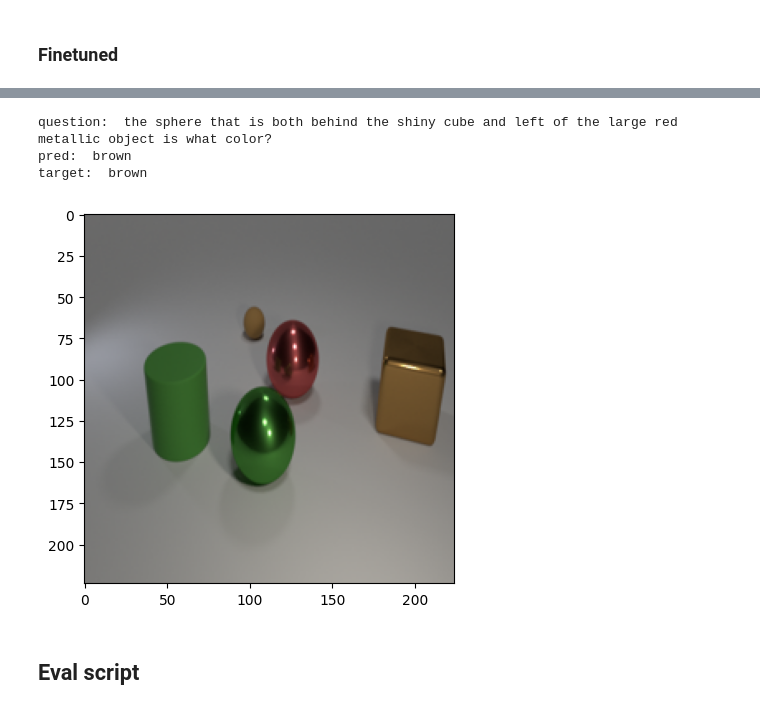
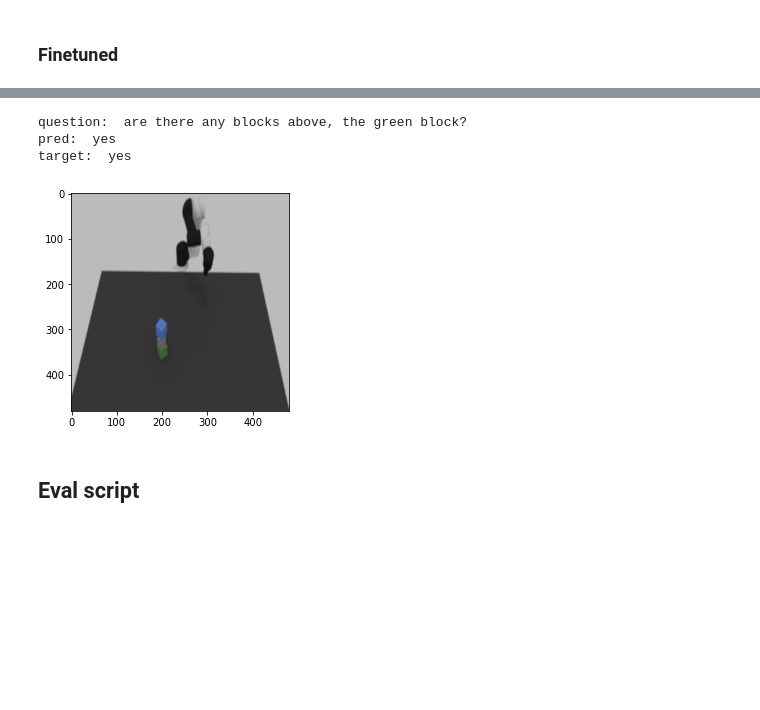
Before and after one commit to sohananisetty/OFA_VQA, a Jupyter notebook: ofa_vqa.ipynb, the cells around one changed output, grey strips where cells are left out. Drawn from its saved outputs; the diff is of its cells as text; code cells hidden in the pictures; blank space fills up the shorter version.

Commit message:
more datasets

```diff
--- a/ofa_vqa.ipynb
+++ b/ofa_vqa.ipynb
@@ -239,13 +240,14 @@ patch_resize_transform = transforms.Compose([
 # %%
 from core.datasets.vqa_gen_dataset import VQACollator, VqaDataset,VqaStackDataset,CLEVRVQADataset
 # %%
-ann_file = "/srv/scratch/sanisetty3/DLM/sornet/data/block_stacking/Relational_dataset/stack_train_questions.json"
-vqa_root = "/srv/scratch/sanisetty3/DLM/sornet/data/block_stacking/Relational_dataset/images"
+ann_file = "/srv/scratch/sanisetty3/DLM/sornet/data/block_stacking/stack_train_questions.json"
+vqa_root = "/srv/scratch/sanisetty3/DLM/sornet/data/block_stacking/images"
 # %%
-ds = VqaStackDataset(
+ds_stck = VqaStackDataset(
     ann_file=ann_file,
     vqa_root=vqa_root,
+    patch_image_size = resolution,
 )
 stack_data_collator = VQACollator(tokenizer=tokenizer_p, max_seq_length=128)
-stack_dl = DataLoader(ds, batch_size = 8, collate_fn=stack_data_collator ,num_workers = 0, shuffle = True)
+stack_dl = DataLoader(ds_stck, batch_size = 8, collate_fn=stack_data_collator ,num_workers = 0, shuffle = True)
 # %%
@@ -259,5 +261,5 @@ len(ds)
 # %%
-for batch in dl:
+for batch in stack_dl:
     break
 # %%
 print(tokenizer_p.batch_decode(batch["input_ids"], skip_special_tokens=True))
@@ -301,5 +303,5 @@ print(tokenizer_p.batch_decode(batch["target"], skip_special_tokens=True))
 # %%
-gen_fin = model_f.generate(batch["input_ids"], patch_images=batch["patch_images"], num_beams=5, no_repeat_ngram_size=3)
+gen_fin = model_f.generate(batch["input_ids"].cuda(), patch_images=batch["patch_images"].cuda(), num_beams=5, no_repeat_ngram_size=3)
 # %%
 tokenizer_p.batch_decode(gen_fin, skip_special_tokens=True)
 # %% [output]
@@ -307,13 +309,15 @@ tokenizer_p.batch_decode(gen_fin, skip_special_tokens=True)
 # %%
+indx = 0
+img = batch["patch_images"][indx].permute(1,2,0).cpu().numpy()*[0.5, 0.5, 0.5]+ [0.5, 0.5, 0.5]
 plt.imshow(img)
 print("question: ", tokenizer_p.batch_decode(batch["input_ids"], skip_special_tokens=True)[indx].strip())
 print("pred: ",tokenizer_p.batch_decode(gen_fin, skip_special_tokens=True)[indx].strip())
 print("target: " , tokenizer_p.batch_decode(batch["target"], skip_special_tokens=True)[indx])
 # %% [output]
-question:  the sphere that is both behind the shiny cube and left of the large red metallic object is what color?
-pred:  brown
-target:  brown
+question:  are there any blocks above, the green block?
+pred:  yes
+target:  yes
-[figure, old version]
+[figure, new version]
 # %% [markdown]
 ## Eval script
 # %%
```
Also changed, not shown: parts of 42 cells of this notebook, 1 other file.
